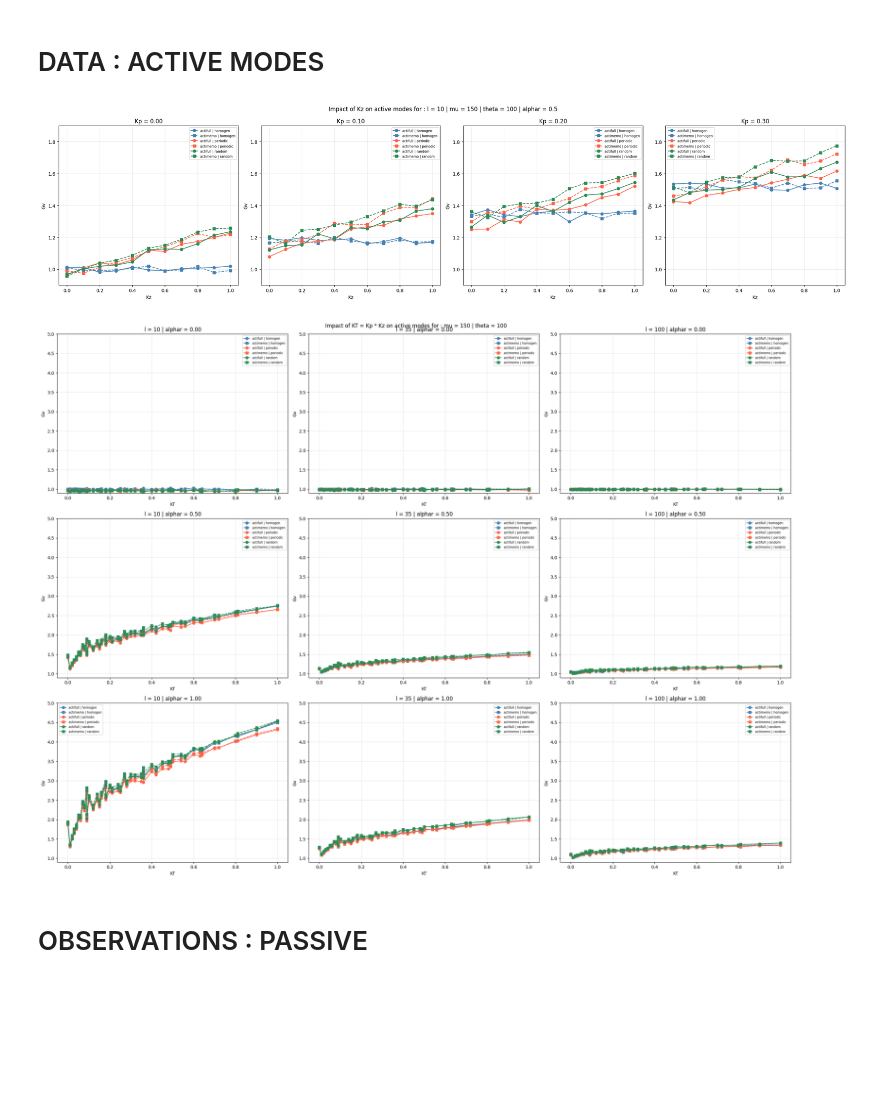
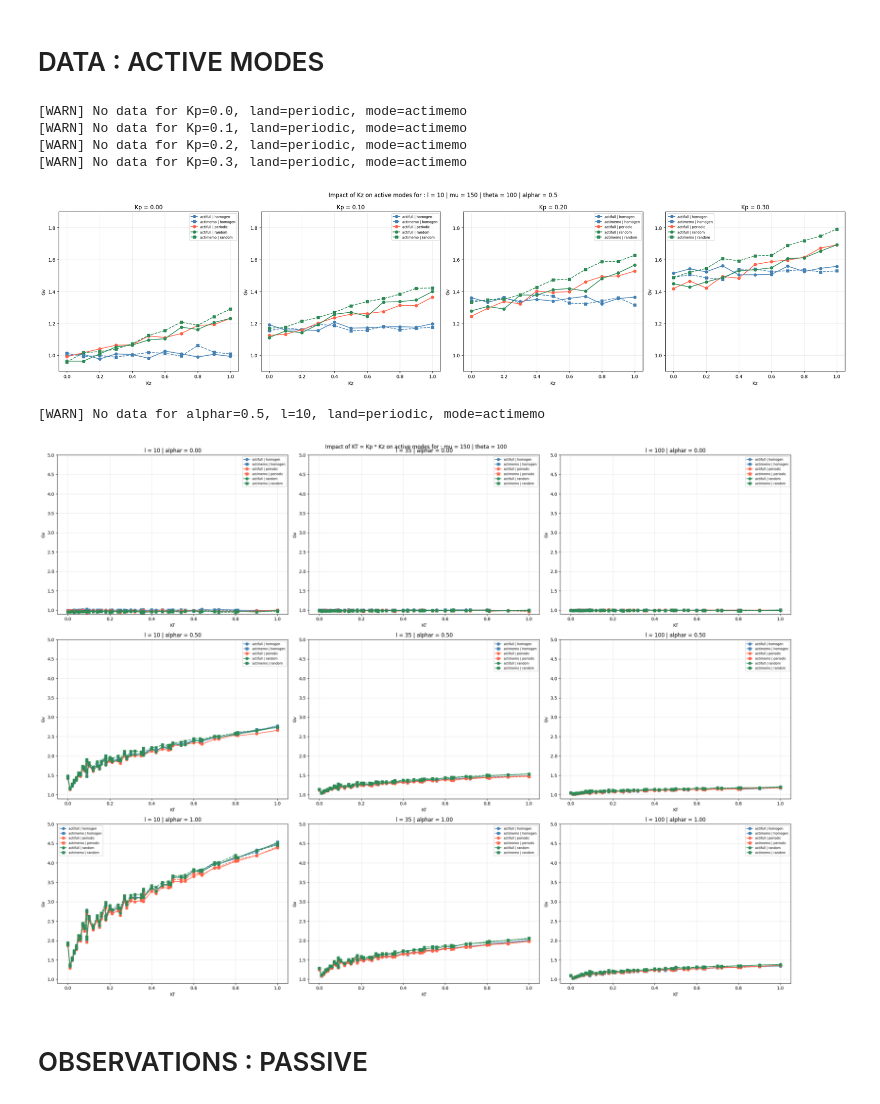
Before and after one commit to npelletbossot/Workspace, a Jupyter notebook: notebooks/work/fact.ipynb, the cells around one changed output. Cells and saved outputs as stored; diff of their text form; code cells hidden in the pictures; blank space fills up the shorter version.

```diff
--- a/notebooks/work/fact.ipynb
+++ b/notebooks/work/fact.ipynb
@@ -67,7 +67,7 @@ print(df_j.columns)
 # ── NUCLEO ──────────────────────────────────────────────────────────────────────
 
 # Reading NUCLEO
-root_nucleo = "/home/nicolas/Documents/Workspace/nucleo/outputs/NUCLEO__PSMN__2026-04-17"
+root_nucleo = "/home/nicolas/Documents/Workspace/nucleo/outputs/NUCLEO__PSMN__2026-04-22"
 df_all_nucleo = reading_all_parquet(root_nucleo)
 print(df_all_nucleo.shape)
 print(df_all_nucleo.columns)
@@ -80,7 +80,7 @@ print(params_all_nucleo)
 # ── FACT ──────────────────────────────────────────────────────────────────────
 
 # Reading FACT
-root_fact = "/home/nicolas/Documents/Workspace/nucleo/outputs/FACT__PSMN__2026-04-16"
+root_fact = "/home/nicolas/Documents/Workspace/nucleo/outputs/FACT__PSMN__2026-04-22"
 df_all_fact = reading_all_parquet(root_fact)
 print(df_all_fact.shape)
 print(df_all_fact.columns)
@@ -272,7 +264,7 @@ df_all = df_all_fact.clone()
 print(df_all)
 
 # Reference Keys
-group_keys = ["mu", "theta", "s", "l", "bpmin", "landscape"]
+group_keys = ["mu", "theta", "s", "l", "bpmin", "land"]
 
 # Calculating R
 df_all = df_all.with_columns(
@@ -516,7 +508,7 @@ def plot_fact_data(
 # Multi
 x     = "alphar"
 y     = "v_mean"
-param = "landscape"
+param = "land"
 vary  = "l"
 
 ls = sorted(df_all[vary].unique().to_list())
@@ -806,8 +798,8 @@ df_acti = df_all.clone().filter(
 value = "Gv"
 
 # ── Style maps ───────────────────────────────────────────────────────────
-landscapes   = sorted(df_acti["landscape"].unique().to_list())
-land_colors  = {land: color for land, color in zip(landscapes, ["steelblue", "tomato", "seagreen"])}
+lands   = sorted(df_acti["land"].unique().to_list())
+land_colors  = {land: color for land, color in zip(lands, ["steelblue", "tomato", "seagreen"])}
 mode_styles  = {"actifull": ("o", "-"), "actimemo": ("s", "--")}
 
 # ── Plot ─────────────────────────────────────────────────────────────────
@@ -819,38 +811,42 @@ fig.suptitle(
 
 for ax, Kp in zip(axes, Kps):
     ax.set_title(f"Kp = {Kp:.2f}")
-    for land in landscapes:
+    for land in lands:
         for mode in acti_modes:
             marker, linestyle = mode_styles[mode]
             df_plot = (
                 df_acti
                 .filter(
                     (pl.col("Kp").is_close(Kp)) &
-                    (pl.col("landscape") == land) &
+                    (pl.col("land") == land) &
                     (pl.col("mode") == mode)
                 )
                 .sort("Kz")
             )
             if df_plot.is_empty():
                 print(f"[WARN] No data for Kp={Kp}, land={land}, mode={mode}")
                 continue
             x = df_plot["Kz"].to_numpy()
             y = df_plot[value].to_numpy()
             ax.plot(x, y,
                     color=land_colors[land],
                     marker=marker,
                     linestyle=linestyle,
                     label=f"{mode} | {land}")
     ax.set_xlabel("Kz")
     ax.set_ylabel(value)
     ax.set_ylim([0.90, 1.90])
     ax.grid(True, alpha=0.30)
     ax.legend(fontsize=7)
 
 plt.tight_layout()
 plt.show()
 # %% [output]
+[WARN] No data for Kp=0.0, land=periodic, mode=actimemo
+[WARN] No data for Kp=0.1, land=periodic, mode=actimemo
+[WARN] No data for Kp=0.2, land=periodic, mode=actimemo
+[WARN] No data for Kp=0.3, land=periodic, mode=actimemo
-[figure, old version]
+[figure, new version]
 # %%
 # ── DataFrame ───────────────────────────────────────────────────────────
 # Fixed Values
@@ -876,8 +872,8 @@ df_acti = (
 value = "Gv"
 
 # ── Style maps ───────────────────────────────────────────────────────────
-landscapes  = sorted(df_acti["landscape"].unique().to_list())
-land_colors = {land: color for land, color in zip(landscapes, ["steelblue", "tomato", "seagreen"])}
+lands  = sorted(df_acti["land"].unique().to_list())
+land_colors = {land: color for land, color in zip(lands, ["steelblue", "tomato", "seagreen"])}
 mode_styles = {"actifull": ("o", "-"), "actimemo": ("s", "--")}
 
 # ── Plot ─────────────────────────────────────────────────────────────────
@@ -891,7 +887,7 @@ for row, alphar in enumerate(alphars):
     for col, l in enumerate(ls):
         ax = axes[row, col]
         ax.set_title(f"l = {l} | alphar = {alphar:.2f}")
-        for land in landscapes:
+        for land in lands:
             for mode in acti_modes:
                 marker, linestyle = mode_styles[mode]
                 df_plot = (
@@ -899,7 +895,7 @@ for row, alphar in enumerate(alphars):
                     .filter(
                         (pl.col("alphar").is_close(alphar)) &
                         (pl.col("l") == l) &
-                        (pl.col("landscape") == land) &
+                        (pl.col("land") == land) &
                         (pl.col("mode") == mode)
                     )
                     .group_by("KT")
@@ -925,7 +921,8 @@ for row, alphar in enumerate(alphars):
 plt.tight_layout()
 plt.show()
 # %% [output]
+[WARN] No data for alphar=0.5, l=10, land=periodic, mode=actimemo
-[figure, old version]
+[figure, new version]
 # %% [markdown]
 # OBSERVATIONS : PASSIVE
 # %% [markdown]
```
Also changed, not shown: parts of 12 cells of this notebook, 2 other files.
